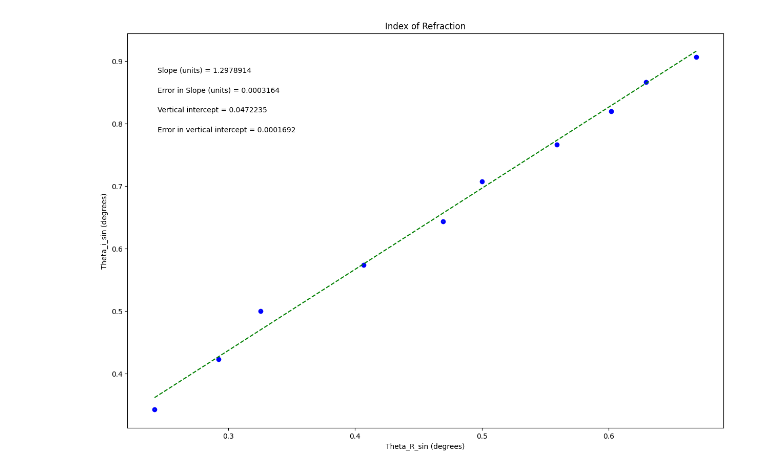
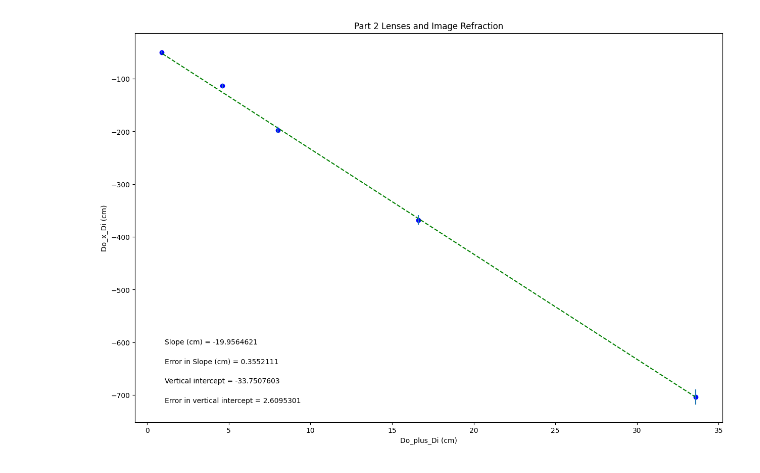
Before and after one commit to cotis9/whatever-you-want, a Jupyter notebook: PHSXlab_plotting_template.ipynb, the cells around one changed output. Saved outputs shown, nothing was run; the diff lists cells and outputs as text; code cells hidden in the pictures.

```diff
--- a/PHSXlab_plotting_template.ipynb
+++ b/PHSXlab_plotting_template.ipynb
@@ -19,33 +139,33 @@ import matplotlib.pyplot as plt
 #variable names should start with a letter and must contain only letters, numbers, and underscores
 
 
-xvariable_Theta_R_sin = np.array([0.241921896, 0.292371705, 0.325568154, 0.406736643, 0.469471563, 0.5, 0.559192903, 0.601815023, 0.629320391, 0.669130606])
+xvariable_Do_plus_Di = np.array([33.6, 16.6, 8, 4.6, 0.9])
 
-yvariable_Theta_i_sin = np.array([0.342020143, 0.422618262, 0.5, 0.573576436, 0.64278761, 0.707106781, 0.766044443, 0.819152044, 0.866025404, 0.906307787])
+yvariable_Do_x_Di = np.array([-703.72, -367.92, -197.16, -113.52, -49.5])
 
-err_yvariable_Theta_i_sin_unc = np.array([0.0002, 0.0002, 0.0002, 0.0001, 0.0001, 0.0001, 0.0001, 0.0001, 0.0001, 0.0001])
+err_yvariable_Do_x_Di_unc = np.array([14.24471832, 8.995109783, 6.05521263, 4.456007181, 2.825738841])
 
 
 
 #Re-assign variables as x, y, dy so that the remaining plotting code may remain generic
 #UPDATE VARIABLE NAMES (ON RHS OF EACH EQUAL SIGN) TO MATCH VARIABLE NAMES FOR DATA ABOVE
 
-x = xvariable_Theta_R_sin             #this should be the array you want to plot on the x axis
-y = yvariable_Theta_i_sin             #this should be the array you want to plot on the y axis
-dy = err_yvariable_Theta_i_sin_unc        #this should be your error in y array
+x = xvariable_Do_plus_Di             #this should be the array you want to plot on the x axis
+y = yvariable_Do_x_Di             #this should be the array you want to plot on the y axis
+dy = err_yvariable_Do_x_Di_unc        #this should be your error in y array
 
 
 #UPDATE EACH OF THESE 4 STRINGS FOR YOUR PLOT LABELS AS YOU WANT THEM TO APPEAR
 
-plot_title= 'Index of Refraction'
-x_label= 'Theta_R_sin (degrees)'
-y_label= 'Theta_i_sin (degrees)'
-slope_units= 'units'
+plot_title= 'Part 2 Lenses and Image Refraction'
+x_label= 'Do_plus_Di (cm)'
+y_label= 'Do_x_Di (cm)'
+slope_units= 'cm'
 
 #UPDATE ANNOTATION PLACEMENT SO IT'S OUT OF WAY OF PLOTTED DATA AND BEST FIT LINE
 #integer from 1 to 4, top R corner is 1 (counter-clockwise from there)
 
-annotation_placement=2
+annotation_placement=3
 
 
 #-----------------------------------------------------------------------#
@@ -92,31 +212,31 @@ elif annotation_placement==3 or annotation_placement==4:
 #Don't need to change anything in this section!
 
 #Plot data on graph. Plot error bars and place values for slope,
 #error in slope, and vertical intercept (plus error) on the plot using "annotate"
 
 plt.figure(figsize=(15,10))
 
 plt.plot(x, fit, color='green', linestyle='--')
 plt.scatter(x, y, color='blue', marker='o')
 
 plt.xlabel(x_label)
 plt.ylabel(y_label)
 plt.title(plot_title)
 
 plt.errorbar(x, y, yerr=dy, xerr=None, fmt="none") #don't need to plot x error bars
 
 plt.annotate('Slope ({}) = {value:.{digits}f}'.format(slope_units,value=m, digits=7),
              (xpos, ypos[0]), xycoords='axes fraction')
 
 plt.annotate('Error in Slope ({}) = {value:.{digits}f}'.format(slope_units,value=dm, digits=7),
              (xpos, ypos[1]), xycoords='axes fraction')
 
 plt.annotate('Vertical intercept = {value:.{digits}f}'.format(value=b, digits=7),
              (xpos, ypos[2]), xycoords='axes fraction')
 
 plt.annotate('Error in vertical intercept = {value:.{digits}f}'.format(value=db, digits=7),
              (xpos, ypos[3]), xycoords='axes fraction')
 
 plt.show()
 # %% [output]
-[figure, old version]
+[figure, new version]
```
Also changed, not shown: parts of 1 cell of this notebook.
